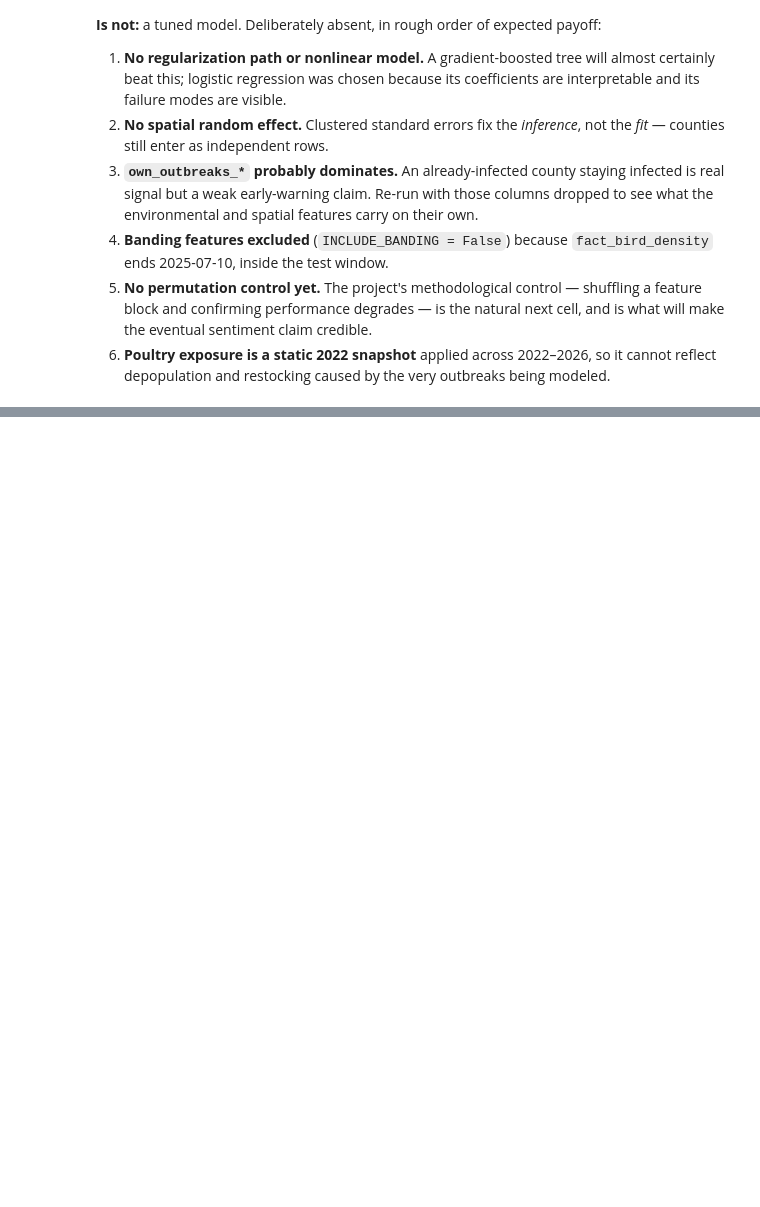
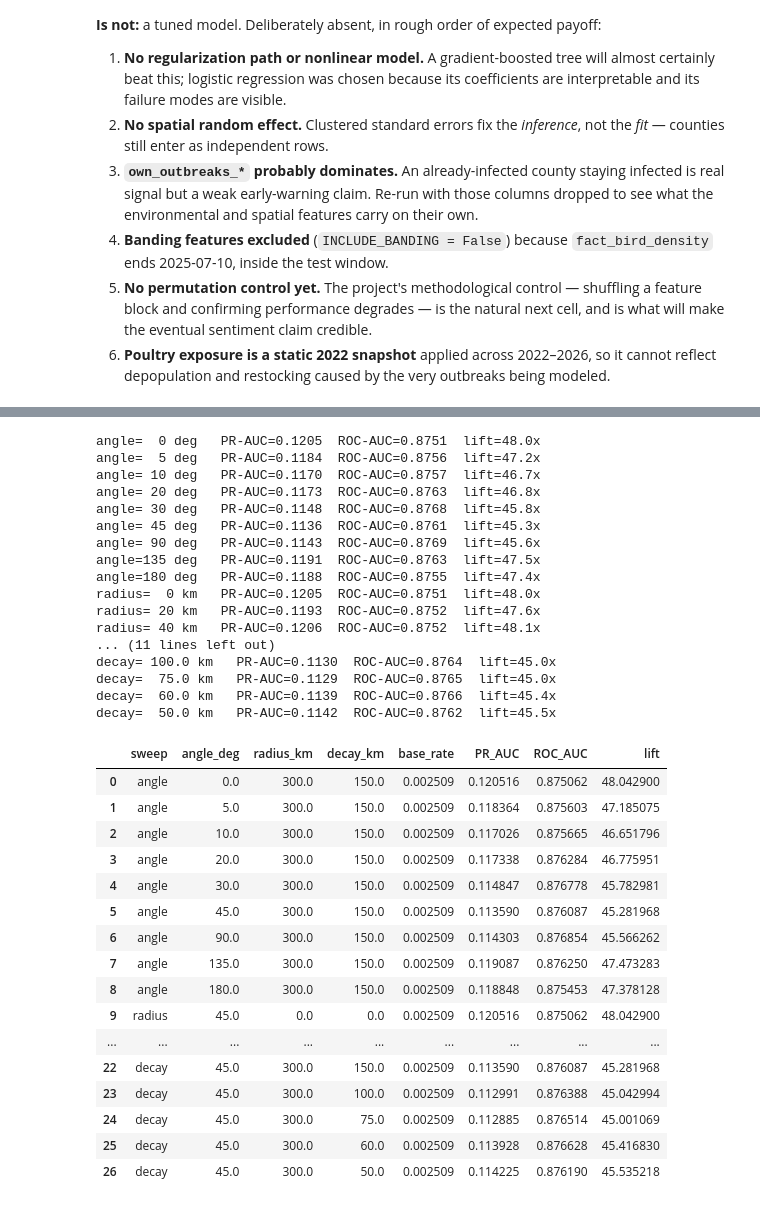
Before and after one commit to NickSanfordCPA/h5n1-capstone, a Jupyter notebook: notebooks/regression_baseline.ipynb, the cells around one changed output, grey strips where cells are left out. Cells and saved outputs as stored; diff of their text form; code cells hidden in the pictures; blank space fills up the shorter version.

```diff
--- a/notebooks/regression_baseline.ipynb
+++ b/notebooks/regression_baseline.ipynb
@@ -484,0 +663,77 @@ the reference number that sentiment has to beat.
+# %%
+# --- one-factor-at-a-time sweep over the Testing Range table above ------------------
+# Each parameter is varied in turn while the other two stay at the production defaults
+# (45 deg / 300 km / 150 km) -- 15 model fits total instead of the 5x5x5=125 a full
+# factorial would need. Extend this into a nested loop if a full grid is wanted later.
+# Each fit refits logistic regression from scratch (~10-60s depending on machine), so
+# this cell takes a few minutes to run.
+PRODUCTION_ANGLE, PRODUCTION_RADIUS, PRODUCTION_DECAY = 45.0, 300.0, 150.0  # decay = 1/2 radius
+
+ANGLES          = [0, 5, 10, 20, 30, 45, 90, 135, 180]
+DISTANCES       = [0, 20, 40, 60, 80, 100, 200, 300, 400]
+DECAY_FRACTIONS = [9/10, 8/10, 7/10, 6/10,1 / 2, 1 / 3, 1 / 4, 1 / 5, 1 / 6]   # of PRODUCTION_RADIUS
+
+results = []
+
+for angle in ANGLES:
+    frame = with_side_pressure(angle, PRODUCTION_RADIUS, PRODUCTION_DECAY)
+    r = fit_and_score(frame, f"angle={angle:g} deg")
+    r.update(sweep="angle", angle_deg=angle, radius_km=PRODUCTION_RADIUS, decay_km=PRODUCTION_DECAY)
+    results.append(r)
+    print(f"angle={angle:>3g} deg   PR-AUC={r['PR_AUC']:.4f}  ROC-AUC={r['ROC_AUC']:.4f}  lift={r['lift']:.1f}x")
+
+for radius in DISTANCES:
+    decay = radius * 0.5   # hold decay at 1/2 radius as radius moves, matching the production ratio
+    frame = with_side_pressure(PRODUCTION_ANGLE, radius, decay)
+    r = fit_and_score(frame, f"radius={radius:g} km")
+    r.update(sweep="radius", angle_deg=PRODUCTION_ANGLE, radius_km=radius, decay_km=decay)
+    results.append(r)
+    print(f"radius={radius:>3g} km   PR-AUC={r['PR_AUC']:.4f}  ROC-AUC={r['ROC_AUC']:.4f}  lift={r['lift']:.1f}x")
+
+for frac in DECAY_FRACTIONS:
+    decay = PRODUCTION_RADIUS * frac
+    frame = with_side_pressure(PRODUCTION_ANGLE, PRODUCTION_RADIUS, decay)
+    r = fit_and_score(frame, f"decay={decay:.0f} km ({frac:.3g} of radius)")
+    r.update(sweep="decay", angle_deg=PRODUCTION_ANGLE, radius_km=PRODUCTION_RADIUS, decay_km=decay)
+    results.append(r)
+    print(f"decay={decay:>6.1f} km   PR-AUC={r['PR_AUC']:.4f}  ROC-AUC={r['ROC_AUC']:.4f}  lift={r['lift']:.1f}x")
+
+results_df = pd.DataFrame(results)[
+    ["sweep", "angle_deg", "radius_km", "decay_km", "base_rate", "PR_AUC", "ROC_AUC", "lift"]
+]
+results_df
+# %% [output]
+angle=  0 deg   PR-AUC=0.1205  ROC-AUC=0.8751  lift=48.0x
+angle=  5 deg   PR-AUC=0.1184  ROC-AUC=0.8756  lift=47.2x
+angle= 10 deg   PR-AUC=0.1170  ROC-AUC=0.8757  lift=46.7x
+angle= 20 deg   PR-AUC=0.1173  ROC-AUC=0.8763  lift=46.8x
+angle= 30 deg   PR-AUC=0.1148  ROC-AUC=0.8768  lift=45.8x
+angle= 45 deg   PR-AUC=0.1136  ROC-AUC=0.8761  lift=45.3x
+angle= 90 deg   PR-AUC=0.1143  ROC-AUC=0.8769  lift=45.6x
+angle=135 deg   PR-AUC=0.1191  ROC-AUC=0.8763  lift=47.5x
+angle=180 deg   PR-AUC=0.1188  ROC-AUC=0.8755  lift=47.4x
+radius=  0 km   PR-AUC=0.1205  ROC-AUC=0.8751  lift=48.0x
+radius= 20 km   PR-AUC=0.1193  ROC-AUC=0.8752  lift=47.6x
+radius= 40 km   PR-AUC=0.1206  ROC-AUC=0.8752  lift=48.1x
+... (11 lines left out)
+decay= 100.0 km   PR-AUC=0.1130  ROC-AUC=0.8764  lift=45.0x
+decay=  75.0 km   PR-AUC=0.1129  ROC-AUC=0.8765  lift=45.0x
+decay=  60.0 km   PR-AUC=0.1139  ROC-AUC=0.8766  lift=45.4x
+decay=  50.0 km   PR-AUC=0.1142  ROC-AUC=0.8762  lift=45.5x
+|  | sweep | angle_deg | radius_km | decay_km | base_rate | PR_AUC | ROC_AUC | lift |
+| 0 | angle | 0.0 | 300.0 | 150.0 | 0.002509 | 0.120516 | 0.875062 | 48.042900 |
+| 1 | angle | 5.0 | 300.0 | 150.0 | 0.002509 | 0.118364 | 0.875603 | 47.185075 |
+| 2 | angle | 10.0 | 300.0 | 150.0 | 0.002509 | 0.117026 | 0.875665 | 46.651796 |
+| 3 | angle | 20.0 | 300.0 | 150.0 | 0.002509 | 0.117338 | 0.876284 | 46.775951 |
+| 4 | angle | 30.0 | 300.0 | 150.0 | 0.002509 | 0.114847 | 0.876778 | 45.782981 |
+| 5 | angle | 45.0 | 300.0 | 150.0 | 0.002509 | 0.113590 | 0.876087 | 45.281968 |
+| 6 | angle | 90.0 | 300.0 | 150.0 | 0.002509 | 0.114303 | 0.876854 | 45.566262 |
+| 7 | angle | 135.0 | 300.0 | 150.0 | 0.002509 | 0.119087 | 0.876250 | 47.473283 |
+| 8 | angle | 180.0 | 300.0 | 150.0 | 0.002509 | 0.118848 | 0.875453 | 47.378128 |
+| 9 | radius | 45.0 | 0.0 | 0.0 | 0.002509 | 0.120516 | 0.875062 | 48.042900 |
+| ... | ... | ... | ... | ... | ... | ... | ... | ... |
+| 22 | decay | 45.0 | 300.0 | 150.0 | 0.002509 | 0.113590 | 0.876087 | 45.281968 |
+| 23 | decay | 45.0 | 300.0 | 100.0 | 0.002509 | 0.112991 | 0.876388 | 45.042994 |
+| 24 | decay | 45.0 | 300.0 | 75.0 | 0.002509 | 0.112885 | 0.876514 | 45.001069 |
+| 25 | decay | 45.0 | 300.0 | 60.0 | 0.002509 | 0.113928 | 0.876628 | 45.416830 |
+| 26 | decay | 45.0 | 300.0 | 50.0 | 0.002509 | 0.114225 | 0.876190 | 45.535218 |
```
Also changed, not shown: parts of 10 cells of this notebook.
